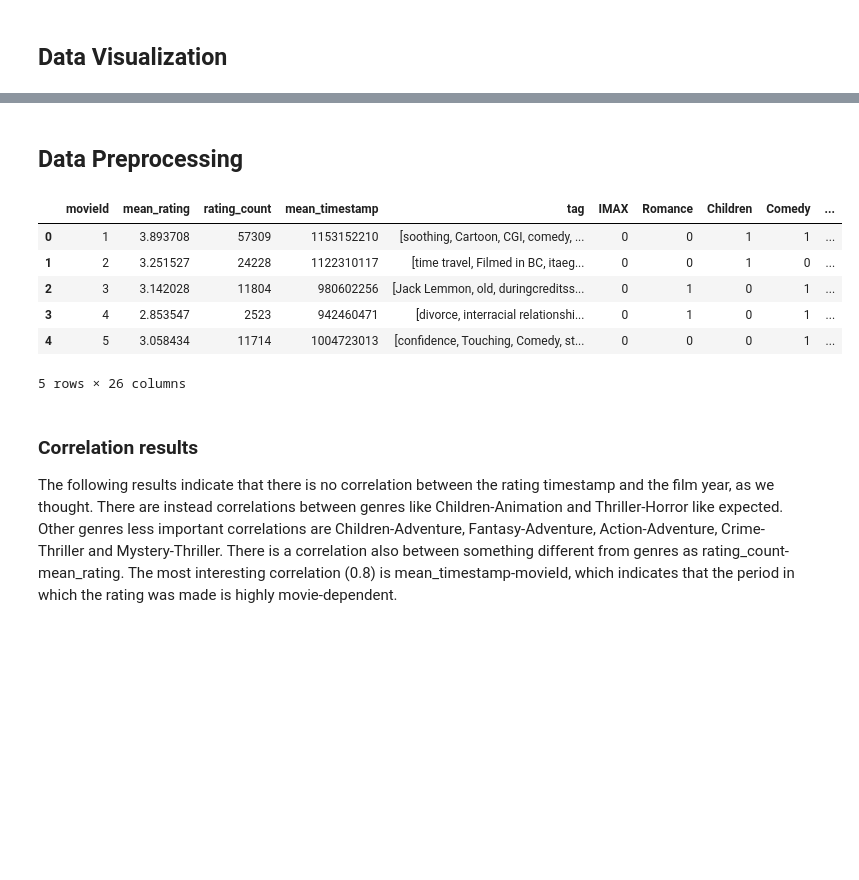
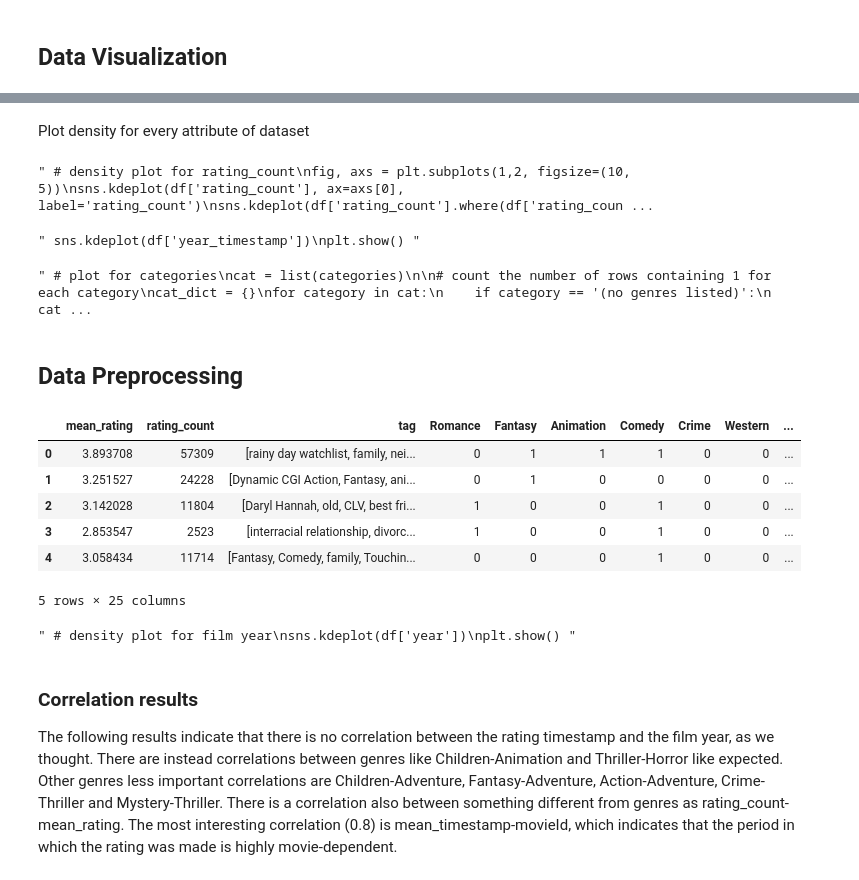
Before and after one commit to nicolopizzo/data-analytics, a Jupyter notebook: analysis.ipynb, the cells around one changed output, grey strips where cells are left out. Saved outputs shown, nothing was run; the diff lists cells and outputs as text; code cells hidden in the pictures; blank space fills up the shorter version.

```diff
--- a/analysis.ipynb
+++ b/analysis.ipynb
@@ -239,30 +238,81 @@ plt.show()
+# %% [markdown]
+Plot density for every attribute of dataset
+# %%
+""" # density plot for rating_count
+fig, axs = plt.subplots(1,2, figsize=(10, 5))
+sns.kdeplot(df['rating_count'], ax=axs[0], label='rating_count')
+sns.kdeplot(df['rating_count'].where(df['rating_count'] < 50), ax=axs[1], label='rating_count < 50')
+
+print('Number of movies with rating_count < 50: ', df.where(df['rating_count'] < 50).count()[0])
+print('Number of all movies: ', df.shape[0]) """
+# %% [output]
+" # density plot for rating_count\nfig, axs = plt.subplots(1,2, figsize=(10, 5))\nsns.kdeplot(df['rating_count'], ax=axs[0], label='rating_count')\nsns.kdeplot(df['rating_count'].where(df['rating_coun ...
+# %%
+# density plot for rating year
+
+# convert timestamp to year
+df['year_timestamp'] = pd.to_datetime(df['mean_timestamp'], unit='s').dt.year
+
+# delete mean_timestamp
+df = df.drop(columns=['mean_timestamp'])
+
+""" sns.kdeplot(df['year_timestamp'])
+plt.show() """
+# %% [output]
+" sns.kdeplot(df['year_timestamp'])\nplt.show() "
+# %%
+""" # plot for categories
+cat = list(categories)
+
+# count the number of rows containing 1 for each category
+cat_dict = {}
+for category in cat:
+    if category == '(no genres listed)':
+        cat_dict['no genre'] = df[category].sum()
+    else:
+        cat_dict[category] = df[category].sum()
+
+# plot an histogram of the number of rows for each category
+fig, axs = plt.subplots(1, 1, figsize=(20, 10))
+ax = sns.barplot(x=list(cat_dict.keys()), y=list(cat_dict.values()))
+ax.bar_label(container=ax.containers[0], labels=list(cat_dict.keys()))
+plt.xticks([])
+plt.show() """
+# %% [output]
+" # plot for categories\ncat = list(categories)\n\n# count the number of rows containing 1 for each category\ncat_dict = {}\nfor category in cat:\n    if category == '(no genres listed)':\n        cat ...
 # %% [markdown]
 ## Data Preprocessing
 # %%
 
 # from title extract year
 df['year'] = df['title'].str.extract('(\(\d{4}\))', expand=True)
 # remove parentheses
 df['year'] = df['year'].str.extract('(\d{4})', expand=True)
 
-# df with movies that have no year or year is not numeric \d{4}
-year_not_numeric = df.loc[df['year'].isna()]
-
 # remove movies with no year
 df = df.dropna(subset=['year'])
 
 # delete title column
-df = df.drop(columns=['title'])
+df = df.drop(columns=['movieId', 'title'])
 
-df.head()
+# convert year to int
+df['year'] = df['year'].astype(int)
+
+display(df.head())
 # %% [output]
-|  | movieId | mean_rating | rating_count | mean_timestamp | tag | IMAX | Romance | Children | Comedy | ... |
-| 0 | 1 | 3.893708 | 57309 | 1153152210 | [soothing, Cartoon, CGI, comedy, ... | 0 | 0 | 1 | 1 | ... |
-| 1 | 2 | 3.251527 | 24228 | 1122310117 | [time travel, Filmed in BC, itaeg... | 0 | 0 | 1 | 0 | ... |
-| 2 | 3 | 3.142028 | 11804 | 980602256 | [Jack Lemmon, old, duringcreditss... | 0 | 1 | 0 | 1 | ... |
-| 3 | 4 | 2.853547 | 2523 | 942460471 | [divorce, interracial relationshi... | 0 | 1 | 0 | 1 | ... |
-| 4 | 5 | 3.058434 | 11714 | 1004723013 | [confidence, Touching, Comedy, st... | 0 | 0 | 0 | 1 | ... |
+|  | mean_rating | rating_count | tag | Romance | Fantasy | Animation | Comedy | Crime | Western | ... |
+| 0 | 3.893708 | 57309 | [rainy day watchlist, family, nei... | 0 | 1 | 1 | 1 | 0 | 0 | ... |
+| 1 | 3.251527 | 24228 | [Dynamic CGI Action, Fantasy, ani... | 0 | 1 | 0 | 0 | 0 | 0 | ... |
+| 2 | 3.142028 | 11804 | [Daryl Hannah, old, CLV, best fri... | 1 | 0 | 0 | 1 | 0 | 0 | ... |
+| 3 | 2.853547 | 2523 | [interracial relationship, divorc... | 1 | 0 | 0 | 1 | 0 | 0 | ... |
+| 4 | 3.058434 | 11714 | [Fantasy, Comedy, family, Touchin... | 0 | 0 | 0 | 1 | 0 | 0 | ... |
-5 rows × 26 columns
+5 rows × 25 columns
+# %%
+""" # density plot for film year
+sns.kdeplot(df['year'])
+plt.show() """
+# %% [output]
+" # density plot for film year\nsns.kdeplot(df['year'])\nplt.show() "
 # %% [markdown]
 ### Correlation results
 The following results indicate that there is no correlation between the rating timestamp and the film year, as we thought.
```
Also changed, not shown: parts of 17 cells of this notebook.
